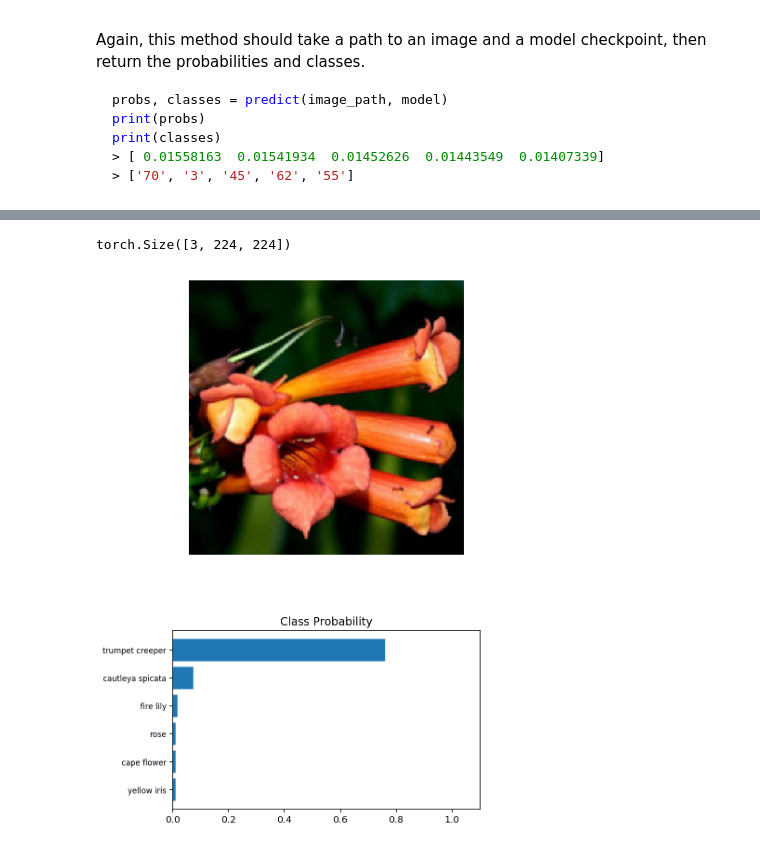
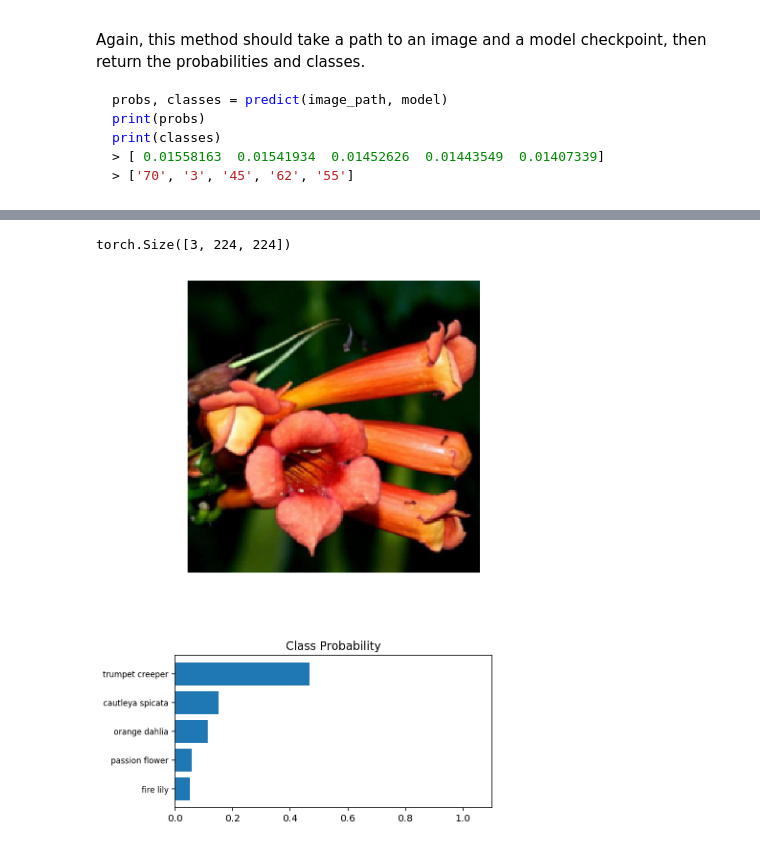
Before and after one commit to jimmyadeline/DSND_Term1, a Jupyter notebook: projects/p2_image_classifier/Image Classifier Project.ipynb, the cells around one changed output, grey strips where cells are left out. Saved outputs shown, nothing was run; the diff lists cells and outputs as text; code cells hidden in the pictures.

```diff
--- a/projects/p2_image_classifier/Image Classifier Project.ipynb
+++ b/projects/p2_image_classifier/Image Classifier Project.ipynb
@@ -218,15 +165,0 @@ Epoch: 3/3...  Loss: 0.7665
-# %%
-correct = 0
-total = 0
-model.to('cuda')
-model.eval()
-
-with torch.no_grad():
-    for data in trainloader:
-        images, labels = data[0].to('cuda'),data[1].to('cuda')
-        outputs = model.forward(images)
-        _, predicted = torch.max(outputs.data, 1)
-        total += labels.size(0)
-        correct += (predicted == labels).sum().item()
-
-print('Accuracy of the network on the training set is: %d %%' % (100 * correct / total))
@@ -235,15 +165,0 @@ Accuracy of the network on the training set is: 85 %
-# %%
-correct = 0
-total = 0
-model.to('cuda')
-model.eval()
-
-with torch.no_grad():
-    for data in validloader:
-        images, labels = data[0].to('cuda'),data[1].to('cuda')
-        outputs = model.forward(images)
-        _, predicted = torch.max(outputs.data, 1)
-        total += labels.size(0)
-        correct += (predicted == labels).sum().item()
-
-print('Accuracy of the network on the validation set is: %d %%' % (100 * correct / total))
@@ -318,7 +233,7 @@ model.to('cuda')
 model.eval()
 
 with torch.no_grad():
-    for data in validloader:
+    for data in testloader:
         images, labels = data[0].to('cuda'),data[1].to('cuda')
         outputs = model.forward(images)
         _, predicted = torch.max(outputs.data, 1)
@@ -381,11 +296,9 @@ ps.topk(5)
 # %%
-from PIL import Image
 def process_image(image):
     ''' Scales, crops, and normalizes a PIL image for a PyTorch model,
         returns an Numpy array
+        Process a PIL image for use in a PyTorch model
     '''
-
-    # TODO: Process a PIL image for use in a PyTorch model
     img = Image.open(image)
 
     transformations = transforms.Compose([transforms.Resize(256),
@@ -551,11 +431,11 @@ def view_classify(img, ps, classes, k):
 # %%
 image_path = 'flowers/train/101/image_07947.jpg'
 image = process_image(image_path)
-topk = 6
+topk = 5
 probs, classes = predict(image_path, model, topk)
 probs = probs.cpu()
 classes = classes.cpu()
 view_classify(image, probs, classes, topk)
 # %% [output]
 torch.Size([3, 224, 224])
-[figure, old version]
+[figure, new version]
```
Also changed, not shown: parts of 17 cells of this notebook, 2 other files.
